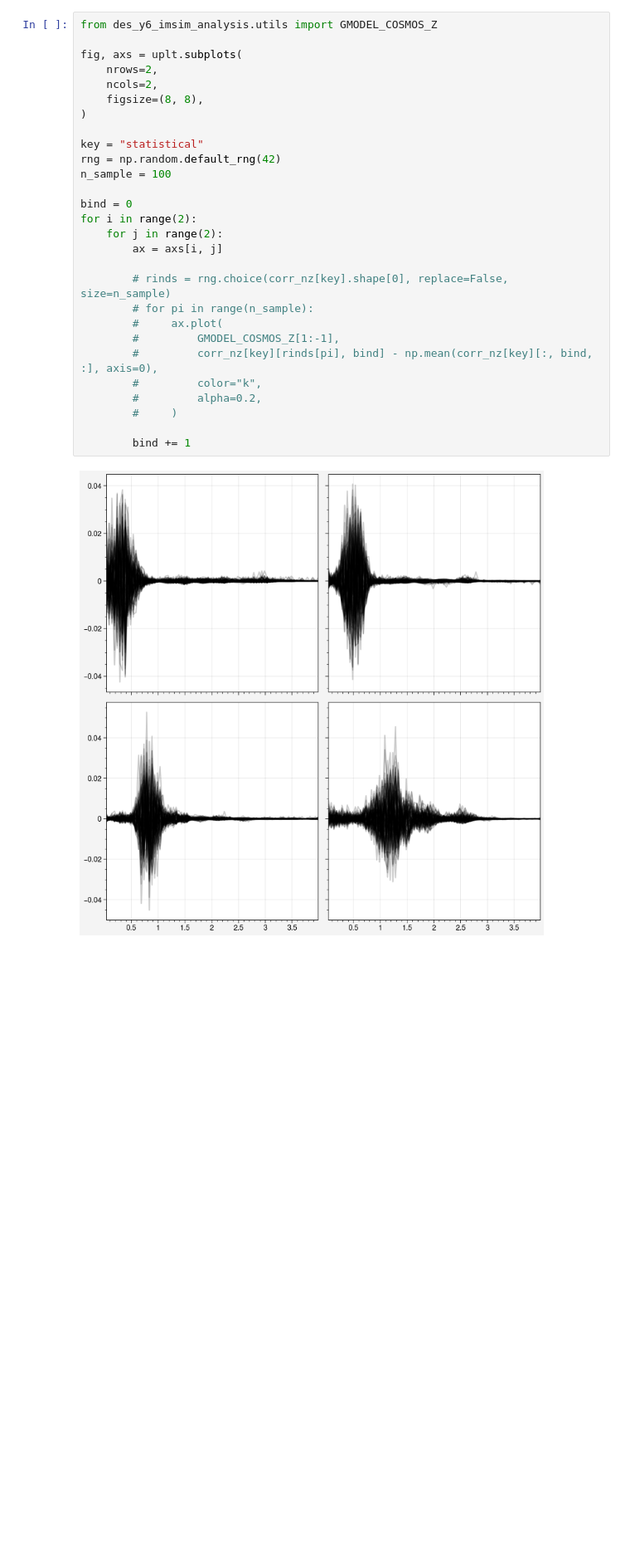
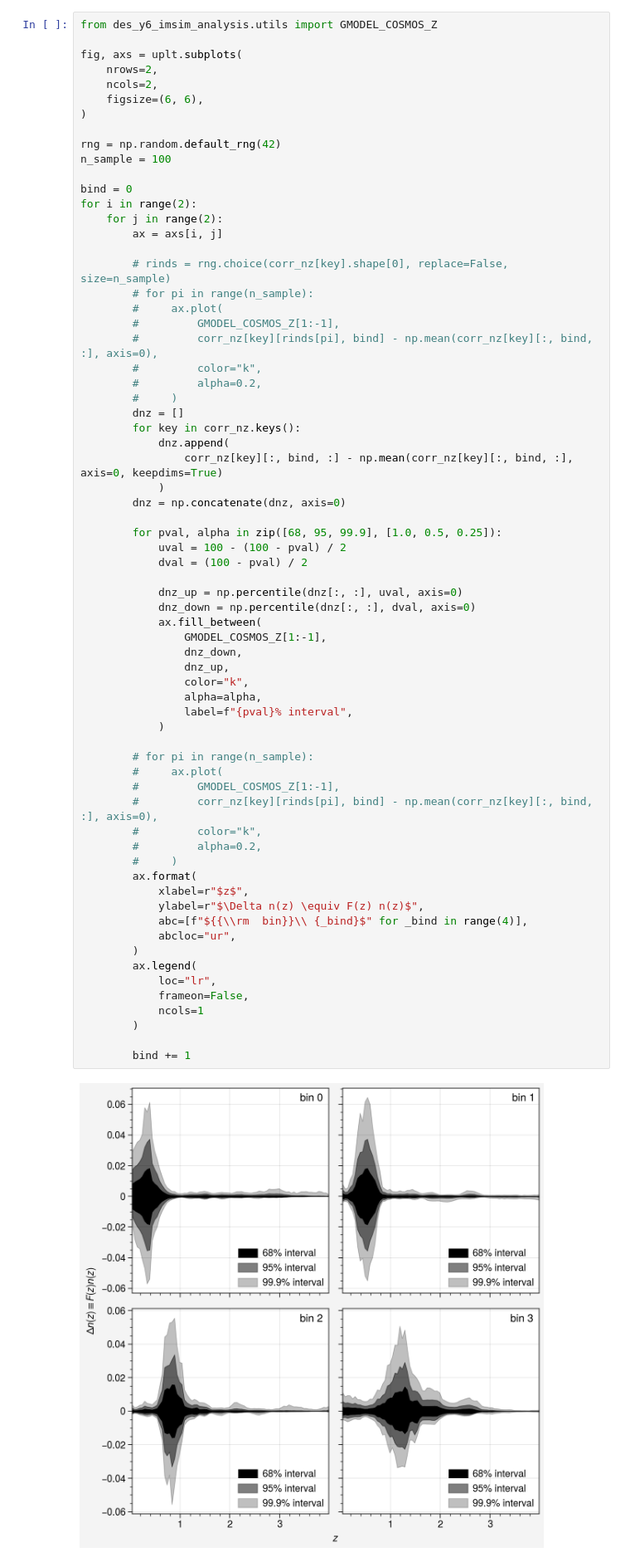
Before and after one commit to sidneymau/des-y6-image-sims-analysis, a Jupyter notebook: notebooks/2025_03_19_combined_model/plot_model_results.ipynb, the cells around one changed output. Shown at 83% size. Cells and saved outputs as stored; diff of their text form; blank space fills up the shorter version.

Commit message:
feat: add notebook with model residual plots

```diff
--- a/notebooks/2025_03_19_combined_model/plot_model_results.ipynb
+++ b/notebooks/2025_03_19_combined_model/plot_model_results.ipynb
@@ -23,30 +23,69 @@ with h5py.File("des_y6_nz_SOMPZ_WZ_imsim_v2_num_bins9_w0p1.h5", "r") as fp:
 # %%
 from des_y6_imsim_analysis.utils import GMODEL_COSMOS_Z
 
 fig, axs = uplt.subplots(
     nrows=2,
     ncols=2,
-    figsize=(8, 8),
+    figsize=(6, 6),
 )
 
-key = "statistical"
 rng = np.random.default_rng(42)
 n_sample = 100
 
 bind = 0
 for i in range(2):
     for j in range(2):
         ax = axs[i, j]
 
         # rinds = rng.choice(corr_nz[key].shape[0], replace=False, size=n_sample)
         # for pi in range(n_sample):
         #     ax.plot(
         #         GMODEL_COSMOS_Z[1:-1],
         #         corr_nz[key][rinds[pi], bind] - np.mean(corr_nz[key][:, bind, :], axis=0),
         #         color="k",
         #         alpha=0.2,
         #     )
+        dnz = []
+        for key in corr_nz.keys():
+            dnz.append(
+                corr_nz[key][:, bind, :] - np.mean(corr_nz[key][:, bind, :], axis=0, keepdims=True)
+            )
+        dnz = np.concatenate(dnz, axis=0)
+
+        for pval, alpha in zip([68, 95, 99.9], [1.0, 0.5, 0.25]):
+            uval = 100 - (100 - pval) / 2
+            dval = (100 - pval) / 2
+
+            dnz_up = np.percentile(dnz[:, :], uval, axis=0)
+            dnz_down = np.percentile(dnz[:, :], dval, axis=0)
+            ax.fill_between(
+                GMODEL_COSMOS_Z[1:-1],
+                dnz_down,
+                dnz_up,
+                color="k",
+                alpha=alpha,
+                label=f"{pval}% interval",
+            )
+
+        # for pi in range(n_sample):
+        #     ax.plot(
+        #         GMODEL_COSMOS_Z[1:-1],
+        #         corr_nz[key][rinds[pi], bind] - np.mean(corr_nz[key][:, bind, :], axis=0),
+        #         color="k",
+        #         alpha=0.2,
+        #     )
+        ax.format(
+            xlabel=r"$z$",
+            ylabel=r"$\Delta n(z) \equiv F(z) n(z)$",
+            abc=[f"${{\\rm  bin}}\\ {_bind}$" for _bind in range(4)],
+            abcloc="ur",
+        )
+        ax.legend(
+            loc="lr",
+            frameon=False,
+            ncols=1
+        )
 
         bind += 1
 # %% [output]
-[figure, old version]
+[figure, new version]
```
